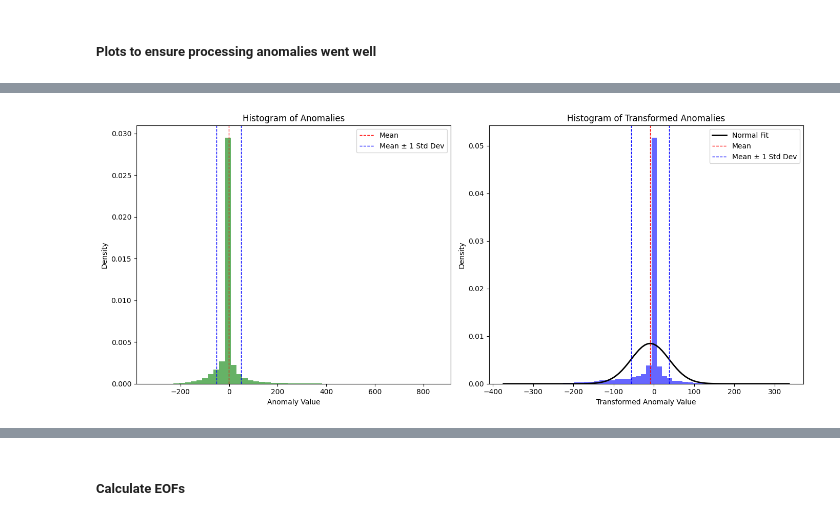
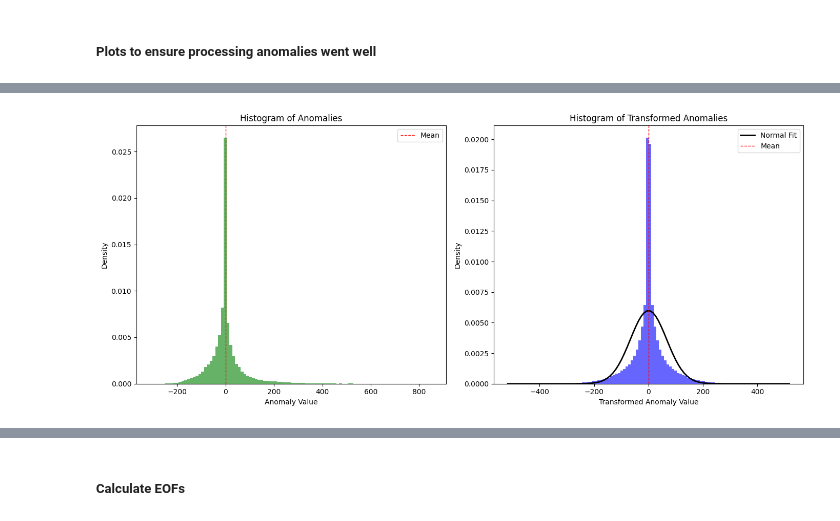
Before and after one commit to SeasonalForecastingEngine/CONFER-WP3, a Jupyter notebook: notebooks/lasso_fcst_example.ipynb, the cells around one changed output, grey strips where cells are left out. Drawn from its saved outputs; the diff is of its cells as text; code cells hidden in the pictures.

Commit message:
modified:   notebooks/lasso_fcst_example.ipynb 	modified:   poetry.lock 	modified:   pyproject.toml 	modified:   testdata/chirps_anomalies.nc 	modified:   testdata/chirps_anomalies_normal.nc

```diff
--- a/notebooks/lasso_fcst_example.ipynb
+++ b/notebooks/lasso_fcst_example.ipynb
@@ -62,15 +62,21 @@ def load_raw_data(dir, predictor, bounding_box, years, season=None):
         pth = "prec_raw.nc"
     file_path = f"{dir}{pth}"
 
-    # Load data
+     # Load data
     data = xr.open_dataset(file_path)
+    print("Original data shape:", data['prec'].shape)
+    print("NaN values in original data:", np.isnan(data['prec']).sum())
 
     # Subset data based on bounding box
     lon_min, lon_max, lat_min, lat_max = bounding_box
     data = data.sel(lon=slice(lon_min, lon_max), lat=slice(lat_min, lat_max))
+    print("Data shape after subsetting by bounding box:", data['prec'].shape)
+    print("NaN values after subsetting by bounding box:", np.isnan(data['prec']).sum())
 
     # Subset data based on years
     data = data.sel(year=slice(years[0], years[-1]))
+    print("Data shape after subsetting by years:", data['prec'].shape)
+    print("NaN values after subsetting by years:", np.isnan(data['prec']).sum())
 
     # Aggregate by season if provided
     if predictor == "chirps" and season is not None:
@@ -81,7 +87,25 @@ def load_raw_data(dir, predictor, bounding_box, years, season=None):
         elif season == 'JJAS':
             season_months = [6, 7, 8, 9]
         data = data.sel(month=np.isin(data['month'], season_months))
-        data = data.groupby('year').sum(dim='month')
+        print("Data shape after subsetting by season:", data['prec'].shape)
+        print("NaN values after subsetting by season:", np.isnan(data['prec']).sum())
+
+        # Convert to NumPy array for easier manipulation
+        data_np = data['prec'].values
+
+        # Check for mixed NaN and non-NaN values
+        mixed_nan_mask = np.any(np.isnan(data_np), axis=0) & ~np.all(np.isnan(data_np), axis=0)
+        mixed_nan_count = np.sum(mixed_nan_mask)
+        print(f"Number of grid points with mixed NaN and non-NaN values: {mixed_nan_count}")
+
+
+        if mixed_nan_count > 0:
+            raise ValueError("Found grid points with mixed NaN and non-NaN values.")
+
+        # Aggregate by summing over the selected months
+        data = data.groupby('year').sum(dim='month', skipna=False)
+        print("Data shape after aggregating by season:", data['prec'].shape)
+        print("NaN values after aggregating by season:", np.isnan(data['prec']).sum())
 
     # Convert to NumPy arrays
     year = data['year'].values
@@ -155,6 +179,8 @@ test_dir = "/nr/samba/user/ahellevik/CONFER-WP3/testdata/"
 
 # Load data
 box = [lon_bnds[0], lon_bnds[1], lat_bnds[0], lat_bnds[1]]
-year, lon, lat, prec_data = load_raw_data(chirps_dir, "chirps", box, [i for i in range(1981, 2021)], season=season)
+year, lon, lat, prec_data = load_raw_data(chirps_dir, "chirps", box, [i for i in range(1993, 2021)], season=season)
 prec_data.shape
+print("Loaded data shape:", prec_data.shape)
+print("NaN values in loaded data:", np.isnan(prec_data).sum())
 # %% [output]
@@ -309,5 +379,4 @@ plt.show()
 # %%
-
 # Flatten the arrays and filter out non-finite values
 anomalies_flat = anomalies.flatten()
 anomalies_normal_flat = anomalies_normal.flatten()
@@ -316,42 +385,38 @@ anomalies_normal_flat = anomalies_normal.flatten()
 anomalies_flat = anomalies_flat[np.isfinite(anomalies_flat)]
 anomalies_normal_flat = anomalies_normal_flat[np.isfinite(anomalies_normal_flat)]
 
 plt.figure(figsize=(14, 6))
 
 # Original anomalies histogram
 plt.subplot(1, 2, 1)
-plt.hist(anomalies_flat, bins=50, density=True, alpha=0.6, color='g')
+plt.hist(anomalies_flat, bins=100, density=True, alpha=0.6, color='g')
 plt.title('Histogram of Anomalies')
 plt.xlabel('Anomaly Value')
 plt.ylabel('Density')
 plt.axvline(np.mean(anomalies_flat), color='r', linestyle='dashed', linewidth=1)
-plt.axvline(np.mean(anomalies_flat) + np.std(anomalies_flat), color='b', linestyle='dashed', linewidth=1)
-plt.axvline(np.mean(anomalies_flat) - np.std(anomalies_flat), color='b', linestyle='dashed', linewidth=1)
-plt.legend(['Mean', 'Mean ± 1 Std Dev'])
+plt.legend(['Mean'])
 
 # Transformed anomalies histogram
 plt.subplot(1, 2, 2)
-plt.hist(anomalies_normal_flat, bins=50, density=True, alpha=0.6, color='b')
+plt.hist(anomalies_normal_flat, bins=100, density=True, alpha=0.6, color='b')
 
 # Overlay normal distribution curve
 mu, std = norm.fit(anomalies_normal_flat)
 xmin, xmax = plt.xlim()
 x = np.linspace(xmin, xmax, 100)
 p = norm.pdf(x, mu, std)
 plt.plot(x, p, 'k', linewidth=2)
 
 plt.title('Histogram of Transformed Anomalies')
 plt.xlabel('Transformed Anomaly Value')
 plt.ylabel('Density')
 plt.axvline(mu, color='r', linestyle='dashed', linewidth=1)
-plt.axvline(mu + std, color='b', linestyle='dashed', linewidth=1)
-plt.axvline(mu - std, color='b', linestyle='dashed', linewidth=1)
-plt.legend(['Normal Fit', 'Mean', 'Mean ± 1 Std Dev'])
+plt.legend(['Normal Fit', 'Mean'])
 
 plt.tight_layout()
 plt.show()
 # %% [output]
-[figure, old version]
+[figure, new version]
 # %%
 print("Anomalies - mean:", np.nanmean(anomalies), "std:", np.nanstd(anomalies))
 print("Transformed Anomalies - mean:", np.nanmean(anomalies_normal), "std:", np.nanstd(anomalies_normal))
```
Also changed, not shown: parts of 17 cells of this notebook, 4 other files.
